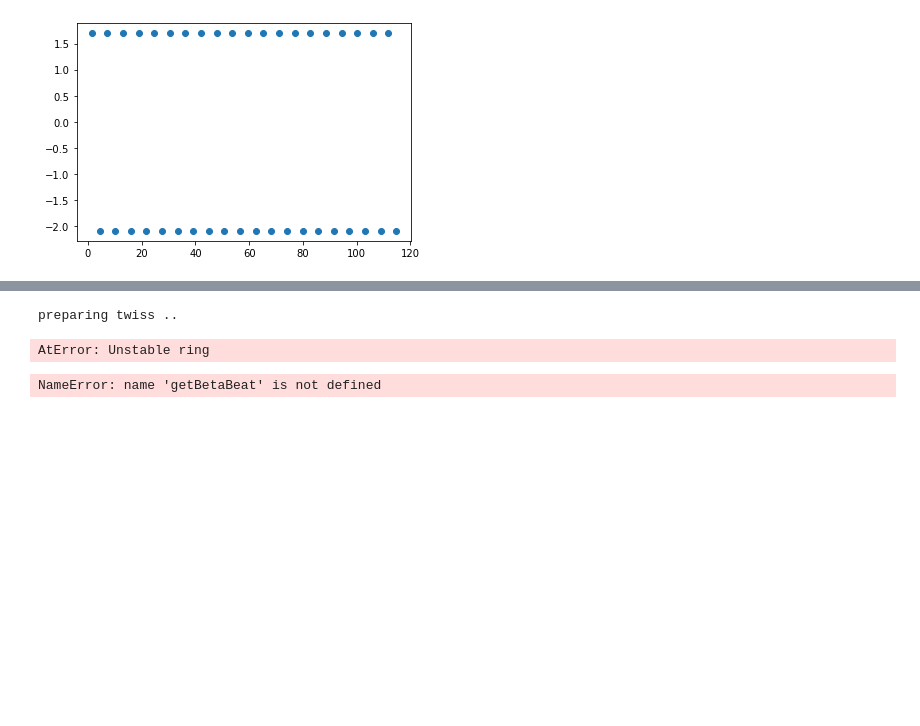
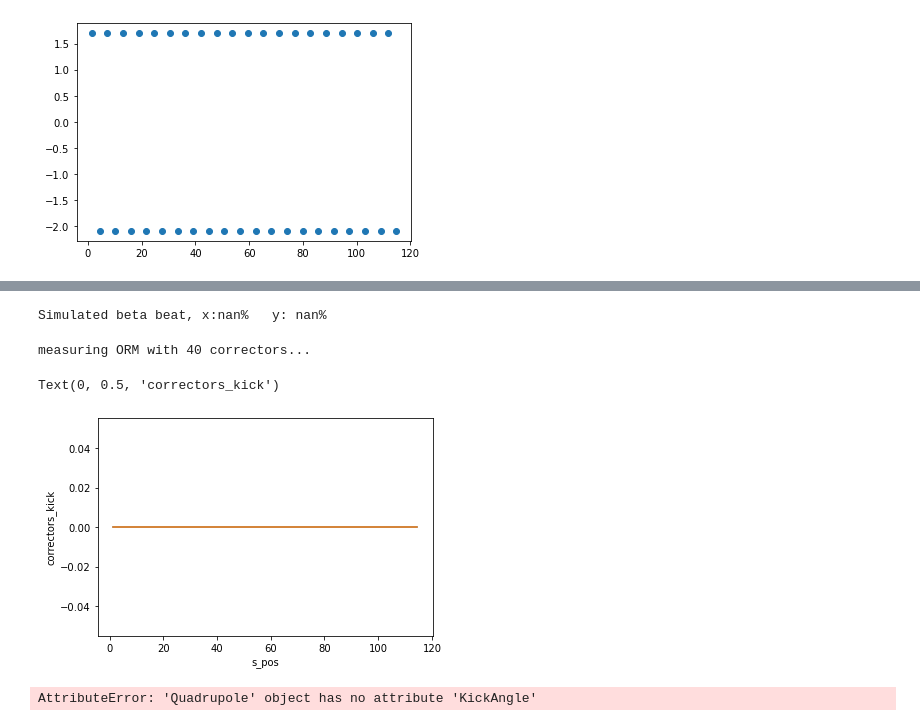
Before and after one commit to iagapov/pyat-loco, a Jupyter notebook: fodo_loco/fodo_loco_at.ipynb, the cells around one changed output, grey strips where cells are left out. Cells and saved outputs as stored; diff of their text form; code cells hidden in the pictures; blank space fills up the shorter version.

```diff
--- a/fodo_loco/fodo_loco_at.ipynb
+++ b/fodo_loco/fodo_loco_at.ipynb
@@ -257,21 +275,0 @@ AtError: Unstable ring
-# %%
-loco = Loco(engine='at')
-loco.lattice = ring
-loco.verbose = False
-loco.correctors_indexes=get_refpts(ring, elements.Corrector)
-loco.BPM_indexes=get_refpts(ring, elements.Monitor)
-vis = False
-loco.dkick = 0.001
-loco.prepareTwiss()
-perturped_beta_x = loco.opt[3].beta[:,0]
-perturped_beta_y = loco.opt[3].beta[:,1]
-from AT import getBetaBeat
-bx , by = getBetaBeat(beta_x, beta_y, perturped_beta_x, perturped_beta_y)
-print("Simulated beta beat, x:{:3.4f} %   y: {:3.4f} %".format(bx*100.,by*100.))
-# %% [output]
-preparing twiss ..
-AtError: Unstable ring
-# %%
-print(getBetaBeat.bx)
-# %% [output]
-NameError: name 'getBetaBeat' is not defined
@@ -286,0 +276,7 @@ plt.legend([p1,p2],['Dx','Dy'])
+# %%
+from AT1 import getBetaBeat
+bx , by = getBetaBeat(beta_x, beta_y, perturped_beta_x, perturped_beta_y)
+#print("Simulated beta beat, x:{:3.4f} %   y: {:3.4f} %" + float(bx*100.,by*100.))
+print("Simulated beta beat, x:" + str(bx*100) + "%   y: " +str(by*100) +"%")
+# %% [output]
+Simulated beta beat, x:nan%   y: nan%
@@ -286,0 +285,37 @@ plt.legend([p1,p2],['Dx','Dy'])
+# %%
+print('measuring ORM with ' +str(len(loco.correctors_indexes)) + ' correctors...')
+# %% [output]
+measuring ORM with 40 correctors...
+# %%
+from AT import showCorrectors
+correctors_indexes=get_refpts(ring, elements.Corrector)
+lindata0, tune, chrom, lindata = ring.linopt(get_chrom=True, refpts=correctors_indexes)
+s_pos = lindata['s_pos']
+#a = showCorrectors(s_pos, correctors_indexes,lattice= ring)
+#print(a)
+
+correctors_kick_angle = []
+i = 0
+while (i < len(correctors_indexes)):
+       corrector_kick_angle = ring[correctors_indexes[i]].KickAngle
+       correctors_kick_angle.append(corrector_kick_angle)
+       i += 1
+
+
+plot(s_pos, correctors_kick_angle)
+plt.xlabel('s_pos')
+plt.ylabel('correctors_kick')
+# %% [output]
+Text(0, 0.5, 'correctors_kick')
+[figure, added]
+# %%
+# Cell 2
+correctors_indexes=get_refpts(ring, elements.Quadrupole)
+correctors_kick_angle = []
+i = 0
+while (i < len(correctors_indexes)):
+       corrector_kick_angle = ring[correctors_indexes[2]].KickAngle
+       correctors_kick_angle.append(corrector_kick_angle)
+       i += 1
+# %% [output]
+AttributeError: 'Quadrupole' object has no attribute 'KickAngle'
```
Also changed, not shown: parts of 6 cells of this notebook, 3 other files.
